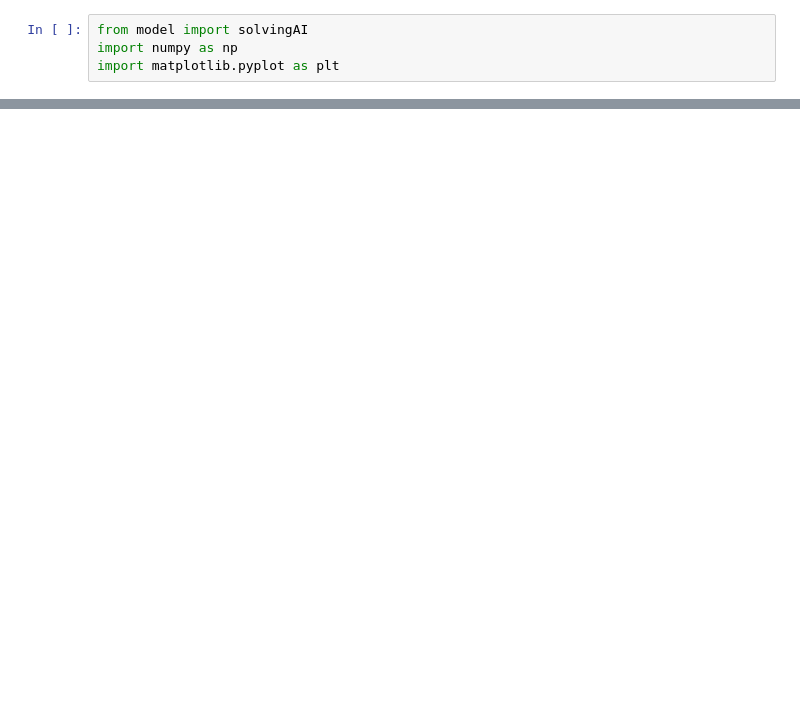
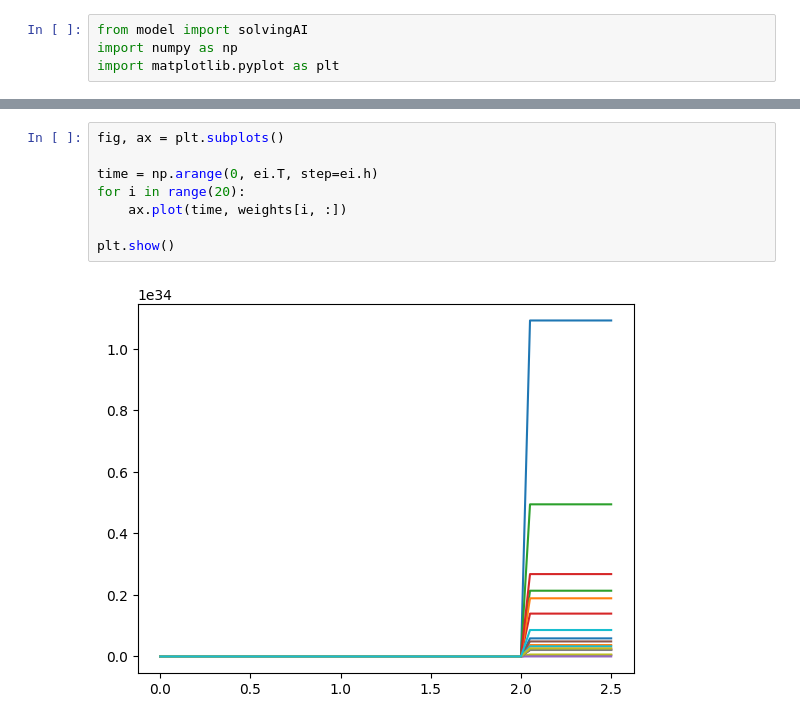
Before and after one commit to kyralianaka/solvingAI, a Jupyter notebook: plotting.ipynb, the cells around one changed output, grey strips where cells are left out. Drawn from its saved outputs; the diff is of its cells as text; blank space fills up the shorter version.

```diff
--- a/plotting.ipynb
+++ b/plotting.ipynb
@@ -14,0 +24,10 @@ plt.show()
+# %%
+fig, ax = plt.subplots()
+
+time = np.arange(0, ei.T, step=ei.h)
+for i in range(20):
+    ax.plot(time, weights[i, :])
+
+plt.show()
+# %% [output]
+[figure, added]
```
Also changed, not shown: parts of 3 cells of this notebook, 1 other file.
